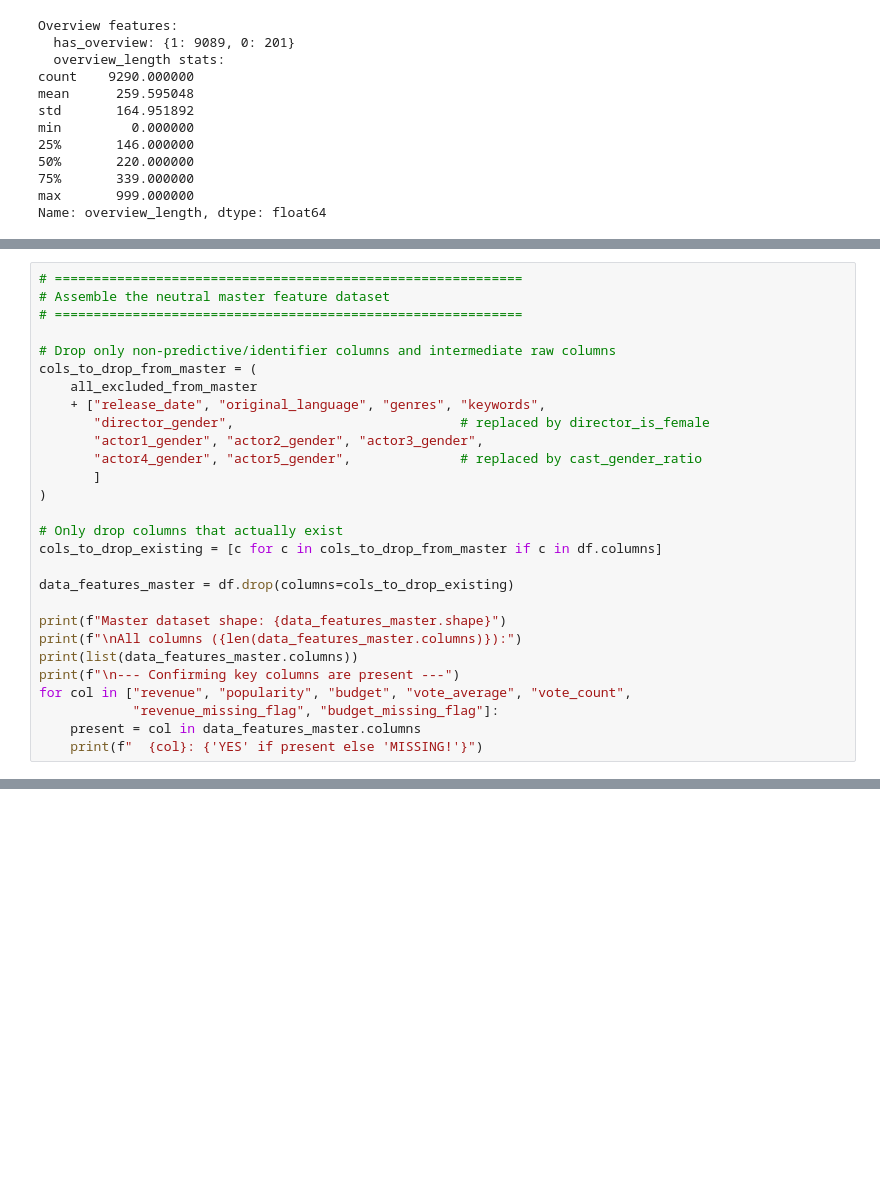
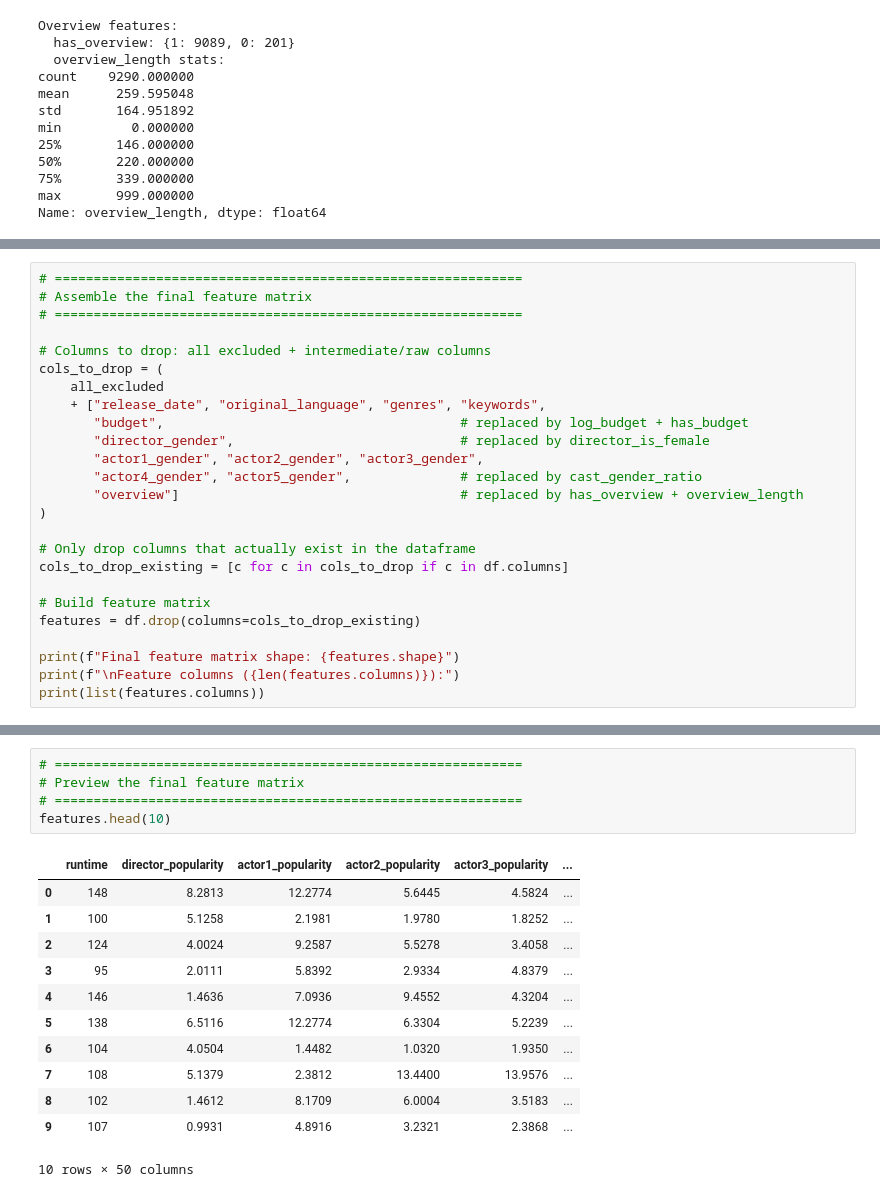
Before and after one commit to lauramanzanos23/INSY_674_FinalProject, a Jupyter notebook: notebooks/FeatureEngineering.ipynb, the cells around one changed output, grey strips where cells are left out. Cells and saved outputs as stored; diff of their text form; blank space fills up the shorter version.

Commit message:
Revert "Feature/ssl data engineering"

```diff
--- a/notebooks/FeatureEngineering.ipynb
+++ b/notebooks/FeatureEngineering.ipynb
@@ -491,29 +460,26 @@ Create `data_features_master` — a target-agnostic dataset containing:
 # %%
 # ============================================================
-# Assemble the neutral master feature dataset
+# Assemble the final feature matrix
 # ============================================================
 
-# Drop only non-predictive/identifier columns and intermediate raw columns
-cols_to_drop_from_master = (
-    all_excluded_from_master
+# Columns to drop: all excluded + intermediate/raw columns
+cols_to_drop = (
+    all_excluded
     + ["release_date", "original_language", "genres", "keywords",
+       "budget",                                      # replaced by log_budget + has_budget
        "director_gender",                             # replaced by director_is_female
        "actor1_gender", "actor2_gender", "actor3_gender",
        "actor4_gender", "actor5_gender",              # replaced by cast_gender_ratio
-       ]
+       "overview"]                                    # replaced by has_overview + overview_length
 )
 
-# Only drop columns that actually exist
-cols_to_drop_existing = [c for c in cols_to_drop_from_master if c in df.columns]
+# Only drop columns that actually exist in the dataframe
+cols_to_drop_existing = [c for c in cols_to_drop if c in df.columns]
 
-data_features_master = df.drop(columns=cols_to_drop_existing)
+# Build feature matrix
+features = df.drop(columns=cols_to_drop_existing)
 
-print(f"Master dataset shape: {data_features_master.shape}")
-print(f"\nAll columns ({len(data_features_master.columns)}):")
-print(list(data_features_master.columns))
-print(f"\n--- Confirming key columns are present ---")
-for col in ["revenue", "popularity", "budget", "vote_average", "vote_count",
-            "revenue_missing_flag", "budget_missing_flag"]:
-    present = col in data_features_master.columns
-    print(f"  {col}: {'YES' if present else 'MISSING!'}")
+print(f"Final feature matrix shape: {features.shape}")
+print(f"\nFeature columns ({len(features.columns)}):")
+print(list(features.columns))
 # %% [output]
@@ -902,0 +560,18 @@ print(f"{'='*60}")
+# %%
+# ============================================================
+# Preview the final feature matrix
+# ============================================================
+features.head(10)
+# %% [output]
+|  | runtime | director_popularity | actor1_popularity | actor2_popularity | actor3_popularity | ... |
+| 0 | 148 | 8.2813 | 12.2774 | 5.6445 | 4.5824 | ... |
+| 1 | 100 | 5.1258 | 2.1981 | 1.9780 | 1.8252 | ... |
+| 2 | 124 | 4.0024 | 9.2587 | 5.5278 | 3.4058 | ... |
+| 3 | 95 | 2.0111 | 5.8392 | 2.9334 | 4.8379 | ... |
+| 4 | 146 | 1.4636 | 7.0936 | 9.4552 | 4.3204 | ... |
+| 5 | 138 | 6.5116 | 12.2774 | 6.3304 | 5.2239 | ... |
+| 6 | 104 | 4.0504 | 1.4482 | 1.0320 | 1.9350 | ... |
+| 7 | 108 | 5.1379 | 2.3812 | 13.4400 | 13.9576 | ... |
+| 8 | 102 | 1.4612 | 8.1709 | 6.0004 | 3.5183 | ... |
+| 9 | 107 | 0.9931 | 4.8916 | 3.2321 | 2.3868 | ... |
+10 rows × 50 columns
```
Also changed, not shown: parts of 33 cells of this notebook, 8 other files.
